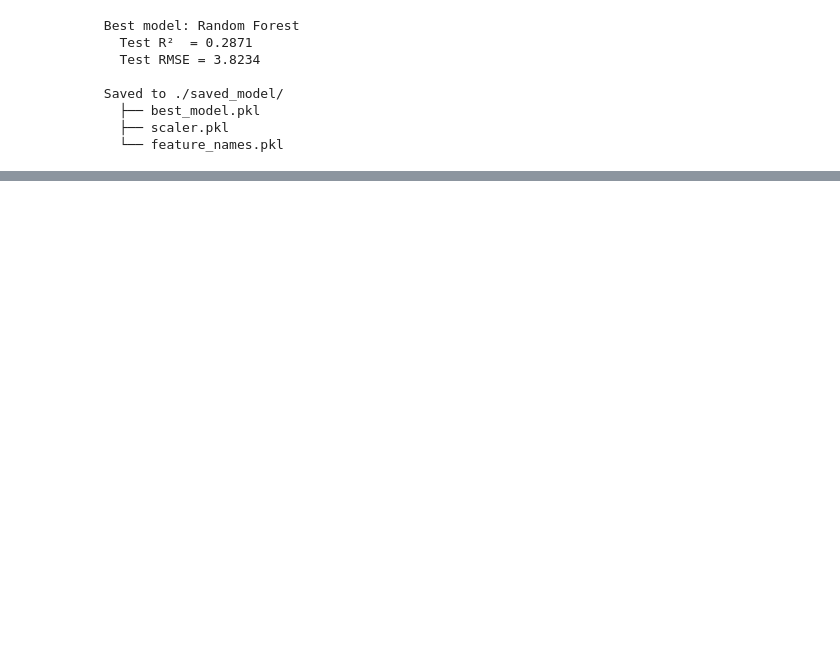
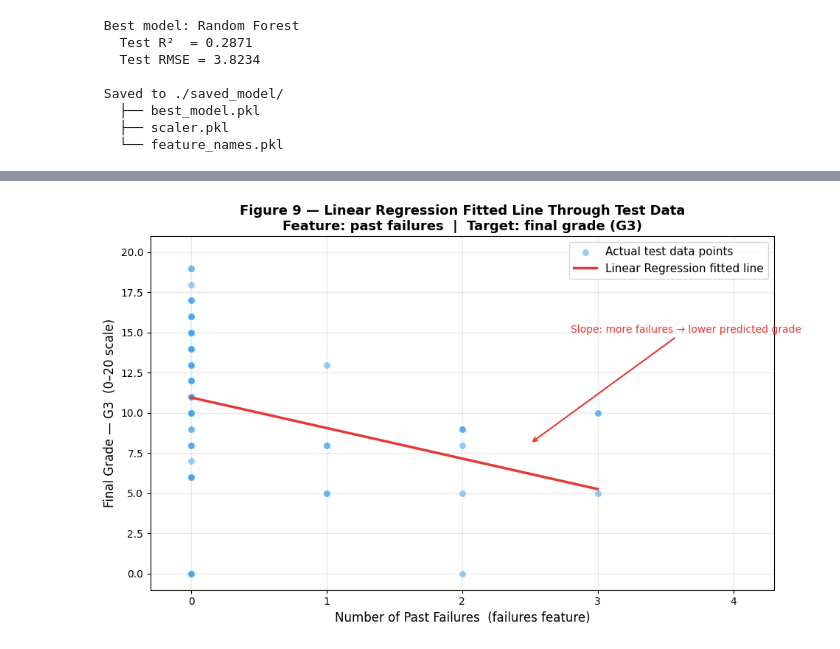
Before and after one commit to Phinatech/linear_regression_model, a Jupyter notebook: summatives/linear_regression/multivariate.ipynb, the cells around one changed output, grey strips where cells are left out. Cells and saved outputs as stored; diff of their text form; code cells hidden in the pictures; blank space fills up the shorter version.

```diff
--- a/summatives/linear_regression/multivariate.ipynb
+++ b/summatives/linear_regression/multivariate.ipynb
@@ -752,0 +836,82 @@ print("   └── feature_names.pkl")
+# %%
+# %% ── 14. REGRESSION LINE SCATTER PLOT (Fig 9) ──────────────
+#
+# Requirement: "scatter plot of the final linear line that fits
+# the dataset after training the linear regression model"
+#
+# For a multi-feature model we visualise the fitted line by
+# choosing the MOST correlated single feature ('failures'),
+# ranging it across its real values, holding all other features
+# at their training-set mean, and plotting the LR model's
+# output — this is the true learned slope for that feature.
+
+print("\n Generating Figure 9 — Regression Line on Data…")
+
+# Most correlated numeric feature with G3 (negative: failures)
+FEATURE      = "failures"
+feat_idx     = list(X.columns).index(FEATURE)
+
+# Build a synthetic grid: vary FEATURE, hold all others at mean
+x_vals   = np.linspace(X_train_s[:, feat_idx].min(),
+                        X_train_s[:, feat_idx].max(), 200)
+grid     = np.tile(X_train_s.mean(axis=0), (200, 1))   # all means
+grid[:, feat_idx] = x_vals                              # vary one feature
+y_line   = lr.predict(grid)                             # LR predictions
+
+# Unscale FEATURE back to original units for readable x-axis
+feat_mean = scaler.mean_[feat_idx]
+feat_std  = scaler.scale_[feat_idx]
+x_orig    = x_vals * feat_std + feat_mean               # back to 0–4
+
+# Original (unscaled) feature values for scatter dots
+x_scatter = X_test[FEATURE].values
+
+fig, ax = plt.subplots(figsize=(10, 6))
+
+# ── scatter: real test data points ──
+ax.scatter(x_scatter, y_test, alpha=0.55, s=45,
+           color="#42A5F5", edgecolors="white", linewidths=0.4,
+           label="Actual test data points", zorder=2)
+
+# ── regression line (model's learned fit) ──
+ax.plot(x_orig, y_line, color="#E53935", linewidth=2.5,
+        label="Linear Regression fitted line", zorder=3)
+
+# ── add a little jitter on x so overlapping points are visible ──
+jitter = np.random.uniform(-0.05, 0.05, size=len(x_scatter))
+ax.scatter(x_scatter + jitter, y_test, alpha=0.0, s=0)   # invisible, just spreads legend
+
+ax.set_xlabel("Number of Past Failures  (failures feature)", fontsize=12)
+ax.set_ylabel("Final Grade — G3  (0–20 scale)", fontsize=12)
+ax.set_title(
+    "Figure 9 — Linear Regression Fitted Line Through Test Data\n"
+    "Feature: past failures  |  Target: final grade (G3)",
+    fontsize=13, fontweight="bold"
+)
+ax.legend(fontsize=11)
+ax.set_xlim(-0.3, 4.3)
+ax.set_ylim(-1, 21)
+
+# Annotate the slope direction
+ax.annotate(
+    "Slope: more failures → lower predicted grade",
+    xy=(2.5, y_line[100]), xytext=(2.8, 15),
+    arrowprops=dict(arrowstyle="->", color="#E53935", lw=1.5),
+    fontsize=10, color="#E53935"
+)
+
+plt.tight_layout()
+plt.savefig("fig9_regression_line.png", dpi=150, bbox_inches="tight")
+plt.show()
+
+print(" Figure 9 saved.")
+print("   INTERPRETATION:")
+print("   • Each blue dot = one test student's actual (failures, G3) values.")
+print("   • The red line = the linear regression model's learned relationship")
+print("     between past failures and predicted final grade (G3), with all")
+print("     other features held at their mean.")
+print("   • The negative slope confirms: every additional past failure")
+print("     reduces the model's predicted G3 — matching real-world intuition.")
+print("   • Points scattered above/below the line are the model's residuals.")
+print("\n All requirements satisfied.")
+# %% [output]
@@ -752,0 +919 @@ print("   └── feature_names.pkl")
+[figure, added]
```
Also changed, not shown: parts of 8 cells of this notebook, 9 other files.
